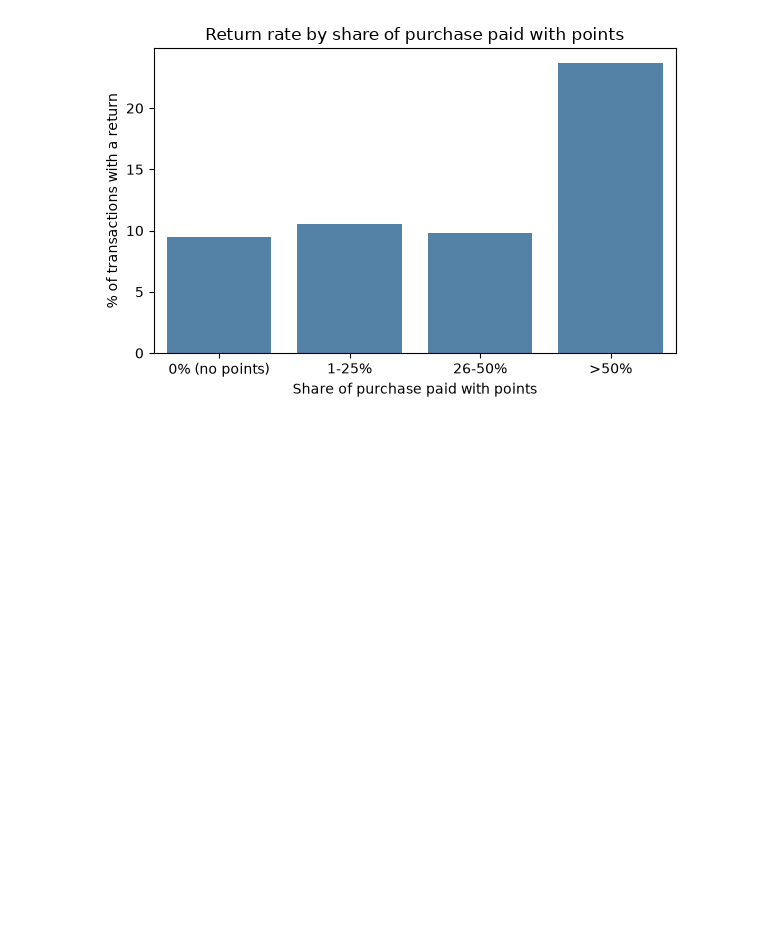
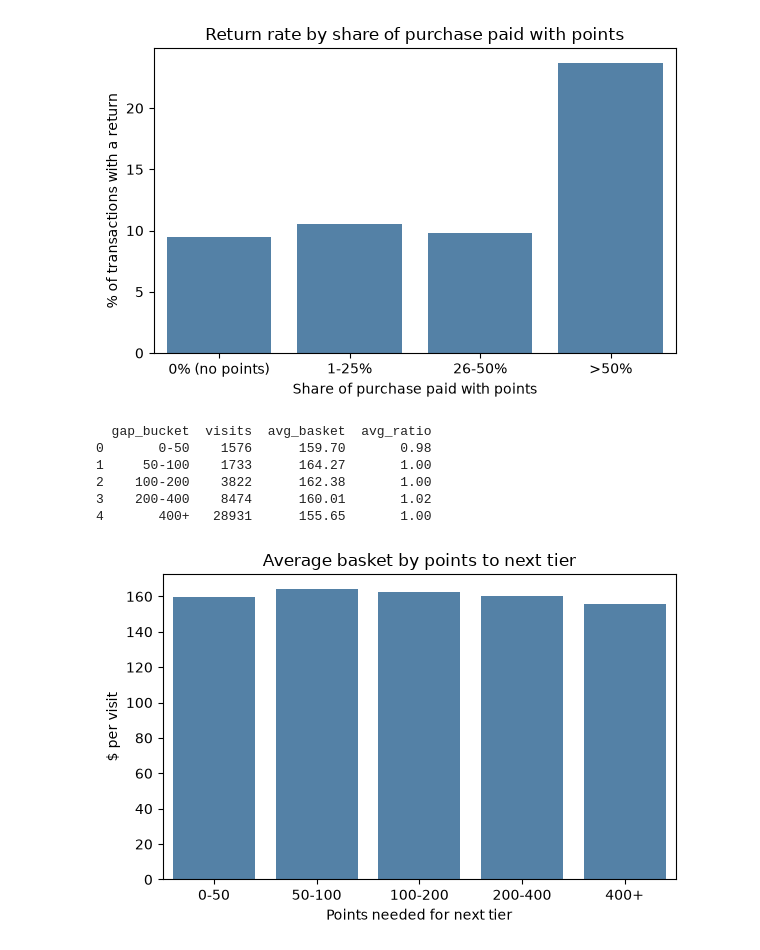
Before and after one commit to rchicoin/DATATHON2026, a Jupyter notebook: results/b_loyalty/loyalty_analysis.ipynb, the cells around one changed output. Saved outputs shown, nothing was run; the diff lists cells and outputs as text; code cells hidden in the pictures; blank space fills up the shorter version.

```diff
--- a/results/b_loyalty/loyalty_analysis.ipynb
+++ b/results/b_loyalty/loyalty_analysis.ipynb
@@ -106,3 +106,76 @@ plt.show()
 2          26-50%          5861          9.8
 3            >50%          3617         23.7
 [figure]
+# %%
+import pandas as pd
+import numpy as np
+import matplotlib.pyplot as plt
+import seaborn as sns
+
+SILVER, GOLD = 600, 2000
+launch = pd.Timestamp("2024-06-01")
+
+full = pd.read_csv("../../data/processed/lululime_clean.csv")
+full["date"] = pd.to_datetime(full["date"])
+full["ts"] = pd.to_datetime(full["date"].dt.strftime("%Y-%m-%d") + " " + full["time"].astype(str))
+full["loyalty_join_date"] = pd.to_datetime(full["loyalty_join_date"])
+full["gross"] = np.where(full["row_type"] == "Purchase",
+                         full["quantity"] * full["unit_price_paid"], 0)
+
+# One row per visit. points_earned is summed (returns are negative, so they net out)
+tx = (full.groupby(["transaction_id", "customer_id", "ts", "loyalty_join_date"], dropna=False)
+          .agg(points_earned=("points_earned", "sum"),
+               basket=("gross", "sum"),
+               n_purchase_rows=("row_type", lambda s: (s == "Purchase").sum()))
+          .reset_index()
+          .sort_values(["customer_id", "ts"]))
+
+# Trailing-365-day points earned BEFORE each visit (excludes the visit itself)
+def trailing(g):
+    s = g.set_index("ts")["points_earned"].rolling("365D", closed="left").sum()
+    return pd.Series(s.fillna(0).values, index=g.index)
+
+tx["trailing_pts"] = tx.groupby("customer_id", group_keys=False).apply(trailing)
+
+# Keep purchase visits by members, after they joined (and after launch)
+m = tx[(tx["n_purchase_rows"] > 0)
+       & tx["loyalty_join_date"].notna()
+       & (tx["ts"] >= tx["loyalty_join_date"])
+       & (tx["ts"] >= launch)].copy()
+
+# Points still needed for the next tier (Gold members have no next tier)
+m["gap"] = np.where(m["trailing_pts"] < SILVER, SILVER - m["trailing_pts"],
+            np.where(m["trailing_pts"] < GOLD,  GOLD - m["trailing_pts"], np.nan))
+m = m.dropna(subset=["gap"])
+
+# Control for "big spenders are naturally closer to thresholds":
+# compare each basket to that customer's own average basket.
+m["basket_ratio"] = m["basket"] / m.groupby("customer_id")["basket"].transform("mean")
+
+bins   = [0, 50, 100, 200, 400, np.inf]
+labels = ["0-50", "50-100", "100-200", "200-400", "400+"]
+m["gap_bucket"] = pd.cut(m["gap"], bins=bins, labels=labels, right=False)
+
+summary = (m.groupby("gap_bucket", observed=True)
+             .agg(visits=("transaction_id", "count"),
+                  avg_basket=("basket", "mean"),
+                  avg_ratio=("basket_ratio", "mean"))
+             .reset_index())
+print(summary.round(2))
+
+
+plt.figure(figsize=(6, 4))
+sns.barplot(data=summary, x="gap_bucket", y="avg_basket", color="steelblue")
+plt.title("Average basket by points to next tier")
+plt.xlabel("Points needed for next tier")
+plt.ylabel("$ per visit")
+plt.tight_layout()
+plt.show()
+# %% [output]
+  gap_bucket  visits  avg_basket  avg_ratio
+0       0-50    1576      159.70       0.98
+1     50-100    1733      164.27       1.00
+2    100-200    3822      162.38       1.00
+3    200-400    8474      160.01       1.02
+4       400+   28931      155.65       1.00
+[figure, added]
```
Also changed, not shown: 1 other file.
